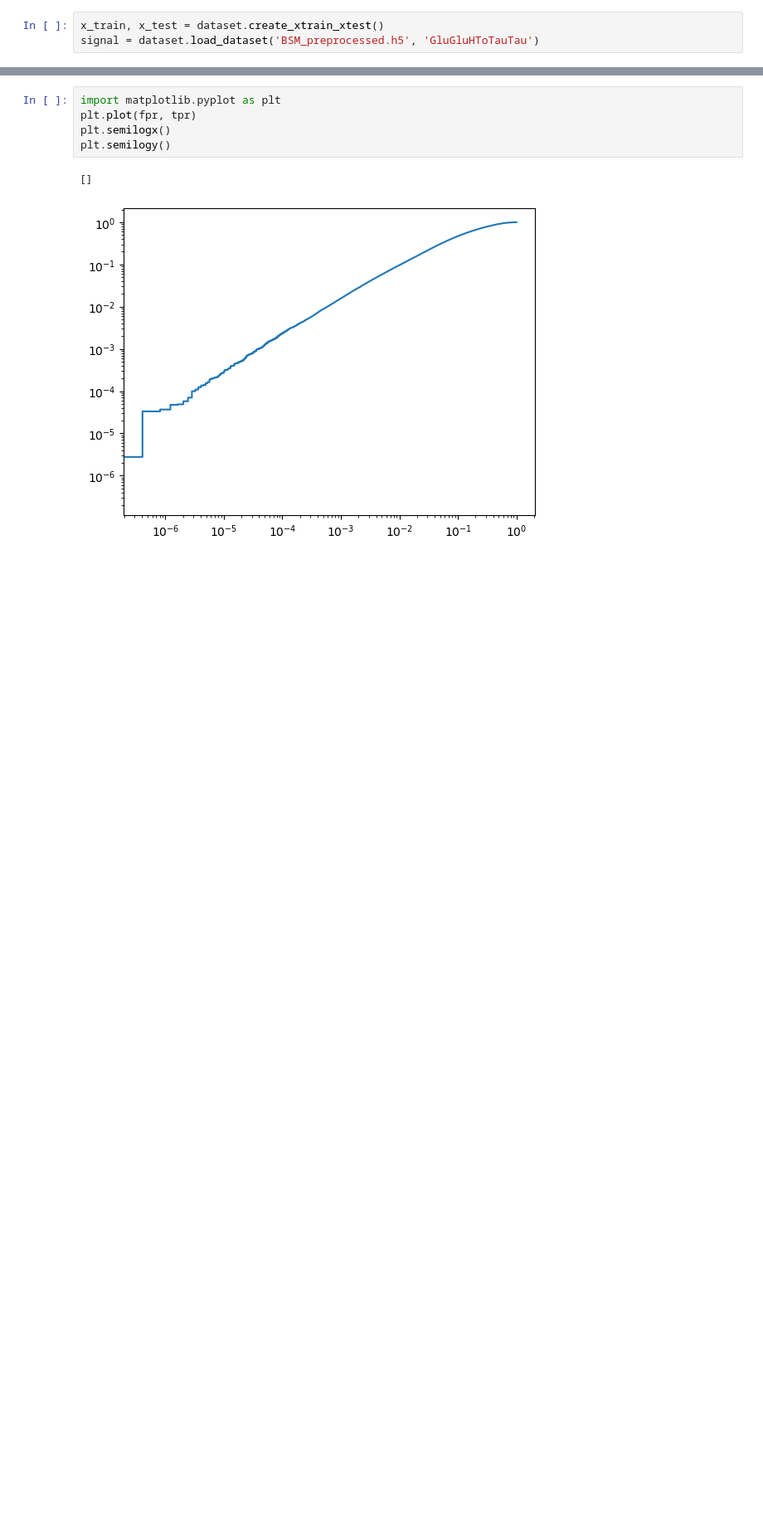
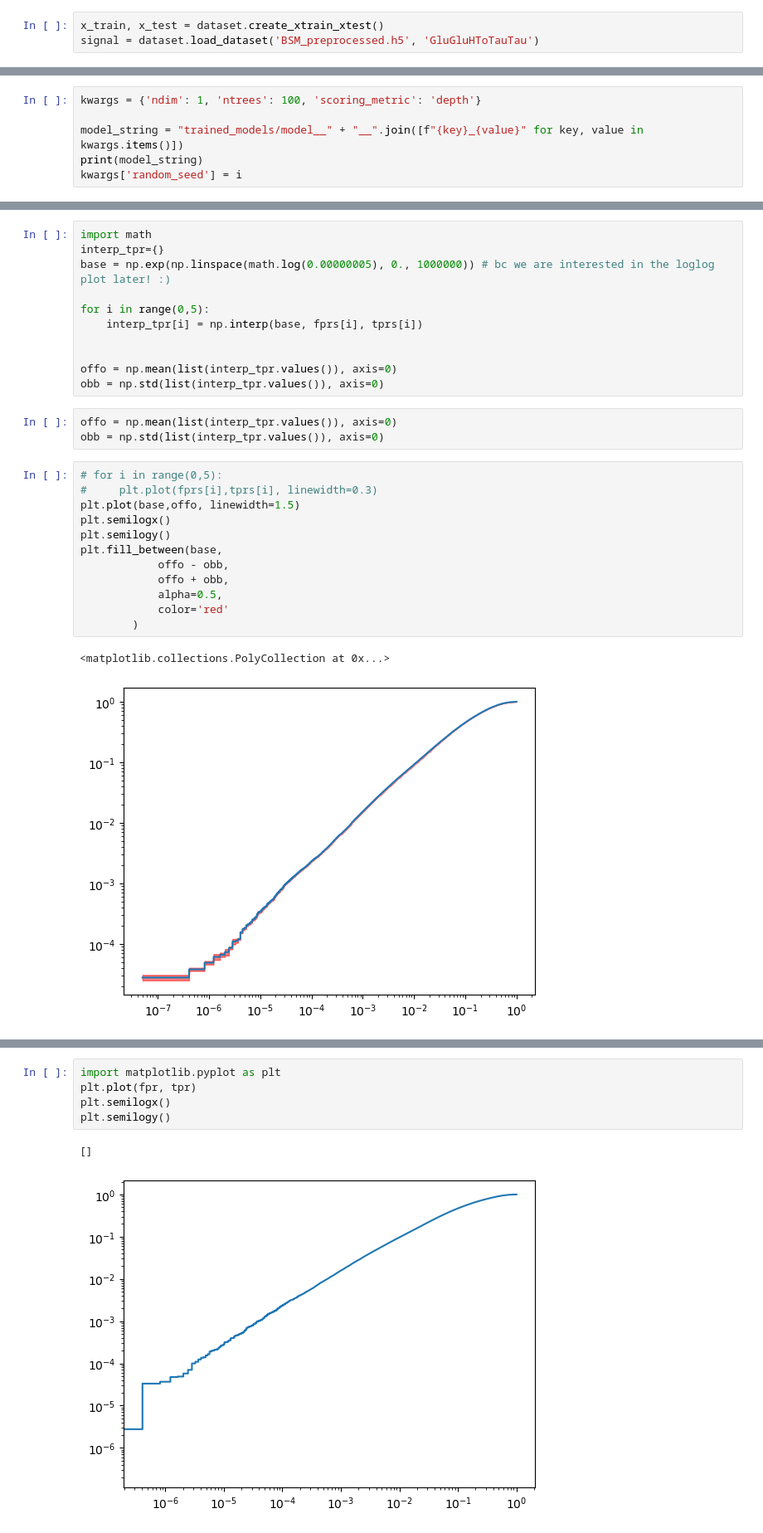
Before and after one commit to jprendi/thesis, a Jupyter notebook: playground.ipynb, the cells around one changed output, grey strips where cells are left out. Shown at 83% size. Drawn from its saved outputs; the diff is of its cells as text; blank space fills up the shorter version.

```diff
--- a/playground.ipynb
+++ b/playground.ipynb
@@ -6,0 +82,6 @@ signal = dataset.load_dataset('BSM_preprocessed.h5', 'GluGluHToTauTau')
+# %%
+kwargs = {'ndim': 1, 'ntrees': 100, 'scoring_metric': 'depth'}
+
+model_string = "trained_models/model__" + "__".join([f"{key}_{value}" for key, value in kwargs.items()])
+print(model_string)
+kwargs['random_seed'] = i
@@ -6,0 +168,29 @@ signal = dataset.load_dataset('BSM_preprocessed.h5', 'GluGluHToTauTau')
+# %%
+import math
+interp_tpr={}
+base = np.exp(np.linspace(math.log(0.00000005), 0., 1000000)) # bc we are interested in the loglog plot later! :)
+
+for i in range(0,5):
+    interp_tpr[i] = np.interp(base, fprs[i], tprs[i])
+
+
+offo = np.mean(list(interp_tpr.values()), axis=0)
+obb = np.std(list(interp_tpr.values()), axis=0)
+# %%
+offo = np.mean(list(interp_tpr.values()), axis=0)
+obb = np.std(list(interp_tpr.values()), axis=0)
+# %%
+# for i in range(0,5):
+#     plt.plot(fprs[i],tprs[i], linewidth=0.3)
+plt.plot(base,offo, linewidth=1.5)
+plt.semilogx()
+plt.semilogy()
+plt.fill_between(base,
+            offo - obb,
+            offo + obb,
+            alpha=0.5,
+            color='red'
+        )
+# %% [output]
+<matplotlib.collections.PolyCollection at 0x...>
+[figure, added]
```
Also changed, not shown: parts of 49 cells of this notebook, 1 other file.
